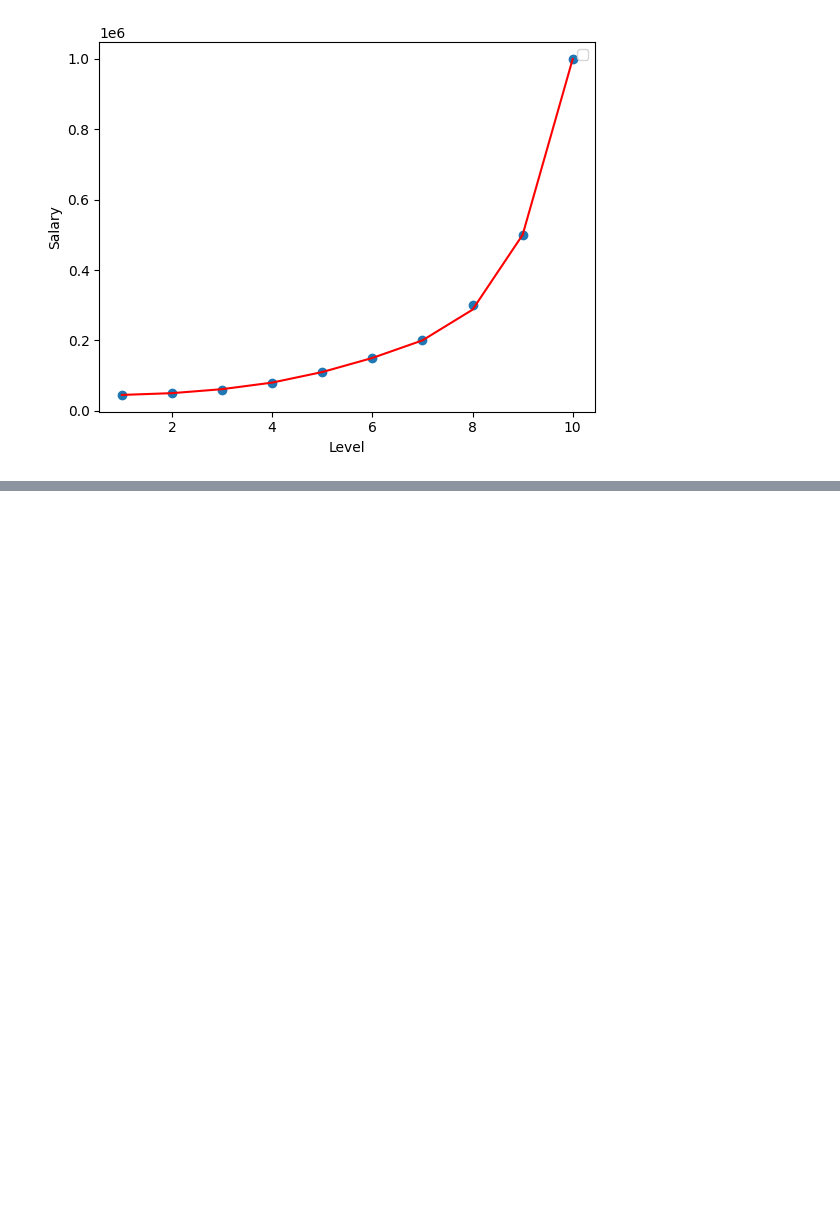
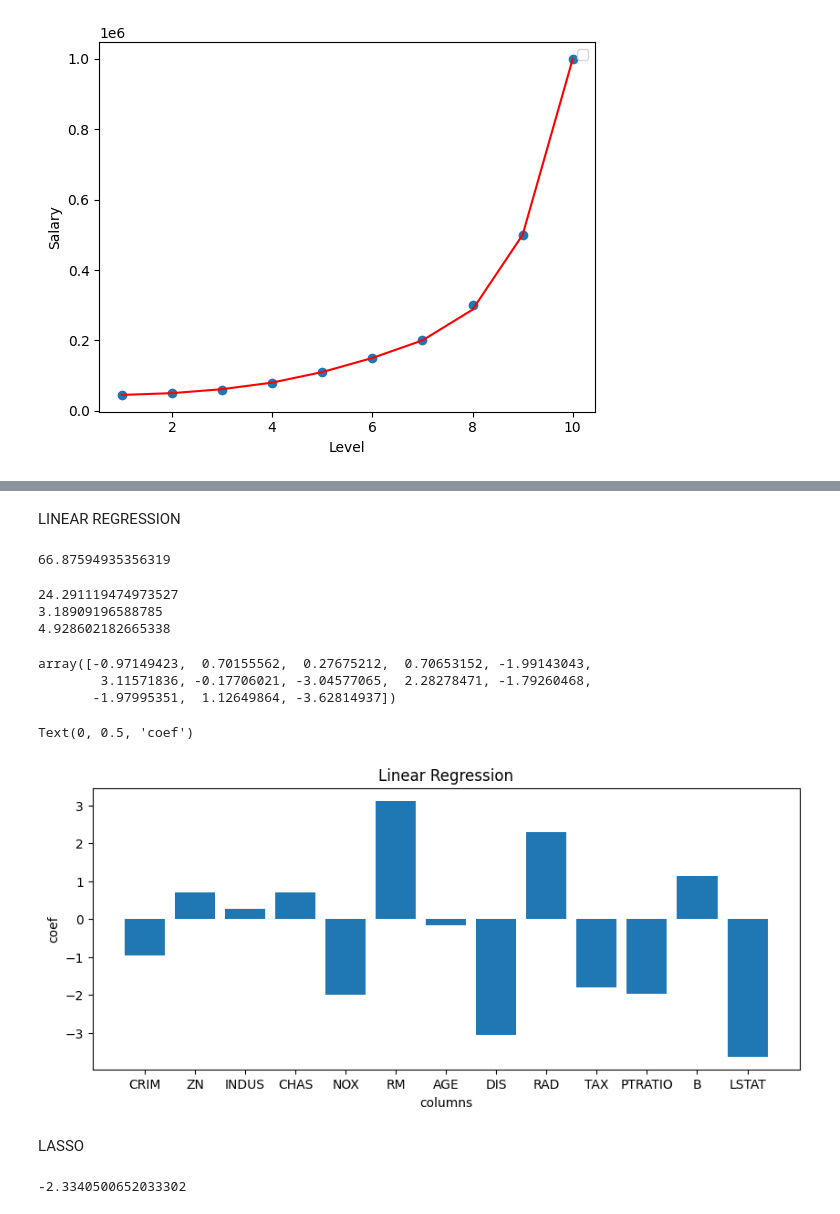
Before and after one commit to chahalbaljinder/data-science-ML-tutorial, a Jupyter notebook: Supervised learning.ipynb, the cells around one changed output, grey strips where cells are left out. Drawn from its saved outputs; the diff is of its cells as text; code cells hidden in the pictures; blank space fills up the shorter version.

```diff
--- a/Supervised learning.ipynb
+++ b/Supervised learning.ipynb
@@ -256,0 +280,3 @@ See: https://matplotlib.org/stable/users/explain/axes/legend_guide.html#controll
+# %%
+x=dataset.iloc[:,:-1]
+y=dataset["House_Price"]
@@ -256,0 +287,5 @@ See: https://matplotlib.org/stable/users/explain/axes/legend_guide.html#controll
+# %%
+sc=StandardScaler()
+sc.fit_transform(x)
+x=pd.DataFrame(sc.fit_transform(x),columns=x.columns)
+x
@@ -256,0 +306,4 @@ See: https://matplotlib.org/stable/users/explain/axes/legend_guide.html#controll
+# %%
+x_train,x_test,y_train,y_test=train_test_split(x,y,test_size=0.20,random_state=42) # standard is 42 but change for higher accuracy
+# %% [markdown]
+LINEAR REGRESSION
@@ -256,0 +314,39 @@ See: https://matplotlib.org/stable/users/explain/axes/legend_guide.html#controll
+# %%
+lr=LinearRegression()
+lr.fit(x_train,y_train)
+lr.score(x_test,y_test)*100
+# %% [output]
+66.87594935356319
+# %%
+print(mean_squared_error(y_test,lr.predict(x_test)))
+print(mean_absolute_error(y_test,lr.predict(x_test)))
+print(np.sqrt(mean_squared_error(y_test,lr.predict(x_test))))
+# %% [output]
+24.291119474973527
+3.18909196588785
+4.928602182665338
+# %%
+lr.coef_
+# %% [output]
+array([-0.97149423,  0.70155562,  0.27675212,  0.70653152, -1.99143043,
+        3.11571836, -0.17706021, -3.04577065,  2.28278471, -1.79260468,
+       -1.97995351,  1.12649864, -3.62814937])
+# %%
+plt.figure(figsize=(10,4))
+plt.bar(x.columns , lr.coef_)
+plt.title("Linear Regression")
+plt.xlabel("columns")
+plt.ylabel("coef")
+# %% [output]
+Text(0, 0.5, 'coef')
+[figure, added]
+# %% [markdown]
+LASSO
+# %%
+la=Lasso(alpha=10)
+#A higher alpha increases the amount of shrinkage, potentially reducing the model's complexity and preventing overfitting,
+#while a lower alpha allows the model to fit the training data more closely.
+la.fit(x_train,y_train)
+la.score(x_test,y_test)*100
+# %% [output]
+-2.3340500652033302
```
Also changed, not shown: parts of 17 cells of this notebook.
